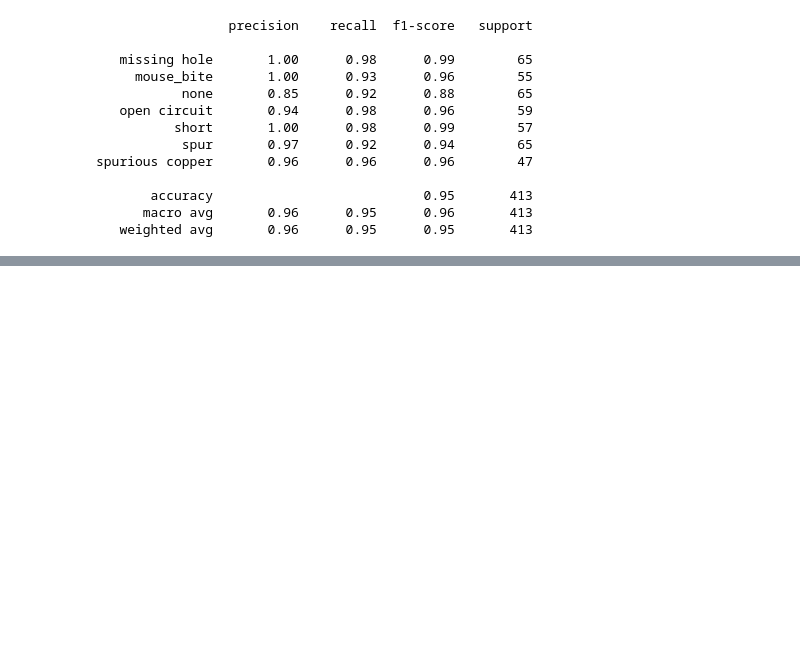
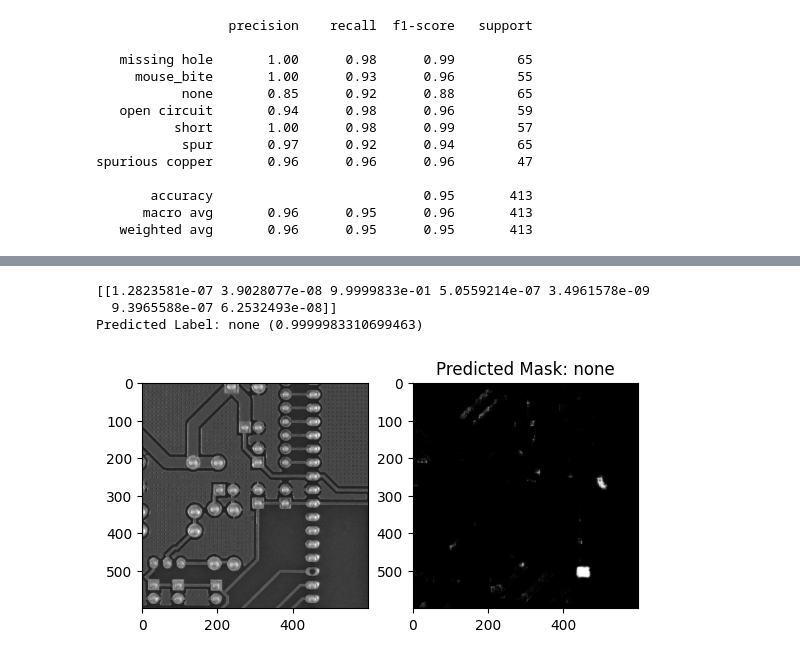
Before and after one commit to taubenus/PCB_Defects_Detection, a Jupyter notebook: notebooks/evaluation/evaluation.ipynb, the cells around one changed output, grey strips where cells are left out. Drawn from its saved outputs; the diff is of its cells as text; code cells hidden in the pictures; blank space fills up the shorter version.

```diff
--- a/notebooks/evaluation/evaluation.ipynb
+++ b/notebooks/evaluation/evaluation.ipynb
@@ -13,7 +17,6 @@ To enable the following instructions: AVX2 FMA, in other operations, rebuild Ten
 # %%
-model_path = os.path.join(os.getcwd(), os.path.pardir, 'models')
-model = load_model(os.path.join(model_path, 'model_enhanced_res_unet-v240618.keras'))
-history = pd.read_csv(os.path.join(model_path, 'model_enhanced_res_unet-v240618.csv'))
+model = load_model(os.path.join(model_path, 'model_enhanced_res_unet-v240618_1.keras'))
+history = pd.read_csv(os.path.join(model_path, 'model_enhanced_res_unet-v240618_1.csv'))
 history.info()
 # %% [output]
 <class 'pandas.core.frame.DataFrame'>
@@ -212,0 +286,2 @@ spurious copper       0.96      0.96      0.96        47
+# %%
+y_pred_mask_1, y_pred_class_cat_1 = model.predict(test_image_1)
@@ -212,0 +290,18 @@ spurious copper       0.96      0.96      0.96        47
+# %%
+print(y_pred_class_cat_1)
+y_pred_class_1 = labels[np.argmax(y_pred_class_cat_1)]
+print(f"Predicted Label: {y_pred_class_1} ({np.max(y_pred_class_cat_1)})")
+# %% [output]
+[[1.2823581e-07 3.9028077e-08 9.9999833e-01 5.0559214e-07 3.4961578e-09
+  9.3965588e-07 6.2532493e-08]]
+Predicted Label: none (0.9999983310699463)
+# %%
+plt.subplot(121)
+plt.imshow(test_image_array_1.squeeze(), cmap='gray')
+
+plt.subplot(122)
+plt.imshow(y_pred_mask_1.squeeze(), cmap='gray')
+plt.title(f"Predicted Mask: {y_pred_class_1}")
+plt.show()
+# %% [output]
+[figure, added]
```
Also changed, not shown: parts of 27 cells of this notebook, 1 other file.
